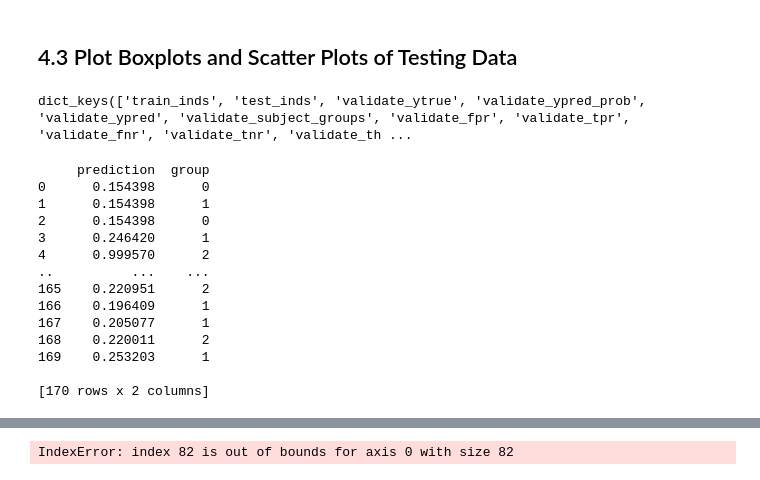
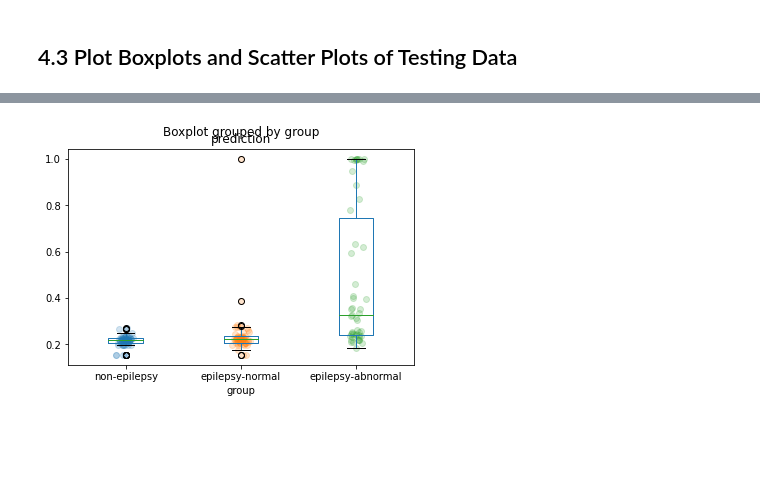
Before and after one commit to ncsl/episcalp, a Jupyter notebook: notebooks/research_and_dev/abnormal_regression/classify_abnormal_eeg_total.ipynb, the cells around one changed output, grey strips where cells are left out. Cells and saved outputs as stored; diff of their text form; code cells hidden in the pictures; blank space fills up the shorter version.

```diff
--- a/notebooks/research_and_dev/abnormal_regression/classify_abnormal_eeg_total.ipynb
+++ b/notebooks/research_and_dev/abnormal_regression/classify_abnormal_eeg_total.ipynb
@@ -515,9 +511,5 @@ for ind, color in enumerate(colors):
 # %% [markdown]
 ## 4.3 Plot Boxplots and Scatter Plots of Testing Data
-# %%
-cv_scores.keys()
-# %% [output]
-dict_keys(['train_inds', 'test_inds', 'validate_ytrue', 'validate_ypred_prob', 'validate_ypred', 'validate_subject_groups', 'validate_fpr', 'validate_tpr', 'validate_fnr', 'validate_tnr', 'validate_th ...
 # %%
 test_predictions = []
 test_groups = []
@@ -531,7 +523,6 @@ for idx, (predictions, t_inds) in enumerate(zip(y_pred_probs, test_inds)):
 test_df = pd.DataFrame()
 test_df['prediction'] = test_predictions
 test_df['group'] = test_groups
-print(test_df)
 
 group_names = list(include_subject_groups.keys())
 xticks = [i+1 for i, g in enumerate(group_names)]
@@ -539,7 +530,7 @@ xticks = [i+1 for i, g in enumerate(group_names)]
 fig, ax = plt.subplots()
 bp = test_df.boxplot(column='prediction', by='group', grid=False, ax=ax)
 for gdx, g in enumerate(group_names):
-    prediction_group = [pr for idx, pr in enumerate(test_predictions) if groups[idx] == gdx]
+    prediction_group = [pr for idx, pr in enumerate(test_predictions) if test_groups[idx] == gdx]
     x = np.random.normal(gdx+1, 0.04, size=len(prediction_group))
     plt.scatter(x, prediction_group, alpha=0.2, label=g)
 
@@ -549,17 +540,3 @@ ax.set_xticklabels(group_names)
 
 plt.show()
 # %% [output]
-     prediction  group
-0      0.154398      0
-1      0.154398      1
-2      0.154398      0
-3      0.246420      1
-4      0.999570      2
-..          ...    ...
-165    0.220951      2
-166    0.196409      1
-167    0.205077      1
-168    0.220011      2
-169    0.253203      1
-
-[170 rows x 2 columns]
@@ -568 +543 @@ plt.show()
-IndexError: index 82 is out of bounds for axis 0 with size 82
+[figure, added]
```
Also changed, not shown: parts of 8 cells of this notebook.
